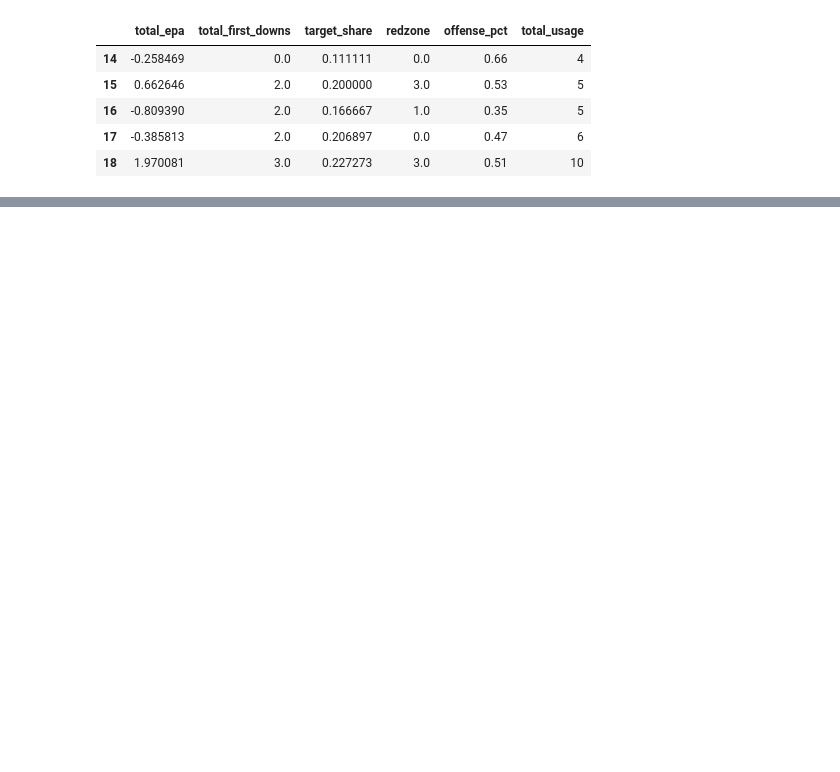
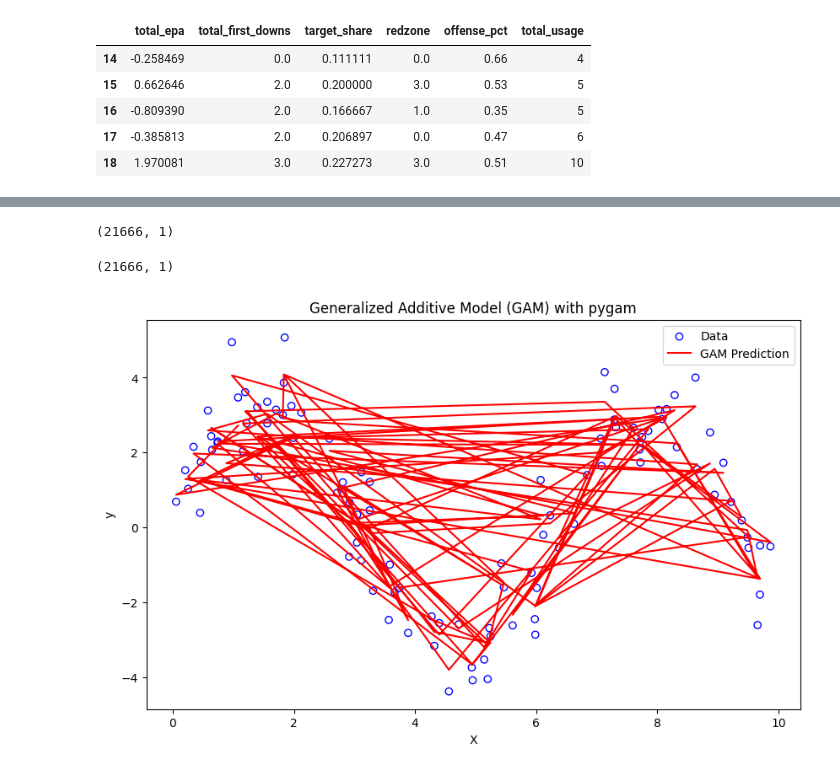
Before and after one commit to tbakely/intro-to-stat-learning, a Jupyter notebook: chapters/7-MovingBeyondLinearity/MovingBeyondLinearity.ipynb, the cells around one changed output, grey strips where cells are left out. Saved outputs shown, nothing was run; the diff lists cells and outputs as text; code cells hidden in the pictures; blank space fills up the shorter version.

```diff
--- a/chapters/7-MovingBeyondLinearity/MovingBeyondLinearity.ipynb
+++ b/chapters/7-MovingBeyondLinearity/MovingBeyondLinearity.ipynb
@@ -180,0 +345,34 @@ y = weekly1["fantasy_points_ppr"].values
+# %%
+X_train.shape
+# %% [output]
+(21666, 1)
+# %%
+y_train.shape
+# %% [output]
+(21666, 1)
+# %%
+# Using GAMs
+import numpy as np
+import matplotlib.pyplot as plt
+from pygam import LinearGAM, s, f
+
+# Generate synthetic data
+np.random.seed(42)
+X = np.random.rand(100, 1) * 10  # Predictor variable
+y = 3 * np.sin(X) + np.random.normal(0, 1, size=(100, 1))  # Response variable
+
+# Fit a GAM with linear terms and a spline term
+gam = LinearGAM(s(0, n_splines=20) + f(0))
+gam.fit(X, y)
+
+# Plot the fitted GAM
+plt.figure(figsize=(10, 6))
+plt.scatter(X, y, facecolor='none', edgecolor='blue', label='Data')
+plt.plot(X, gam.predict(X), color='red', label='GAM Prediction')
+plt.title('Generalized Additive Model (GAM) with pygam')
+plt.xlabel('X')
+plt.ylabel('y')
+plt.legend()
+plt.show()
+# %% [output]
+[figure, added]
```
Also changed, not shown: parts of 16 cells of this notebook, 3 other files.
